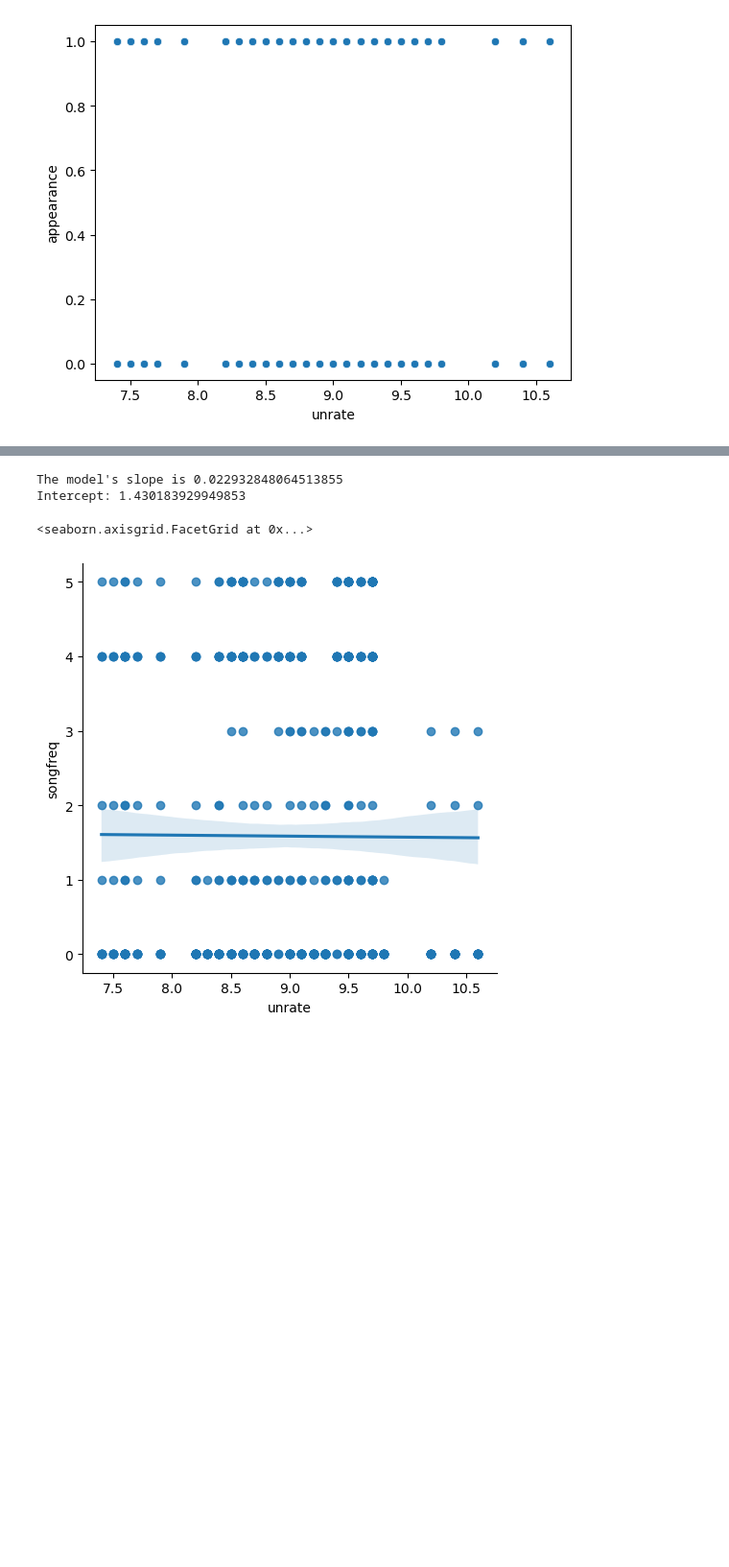
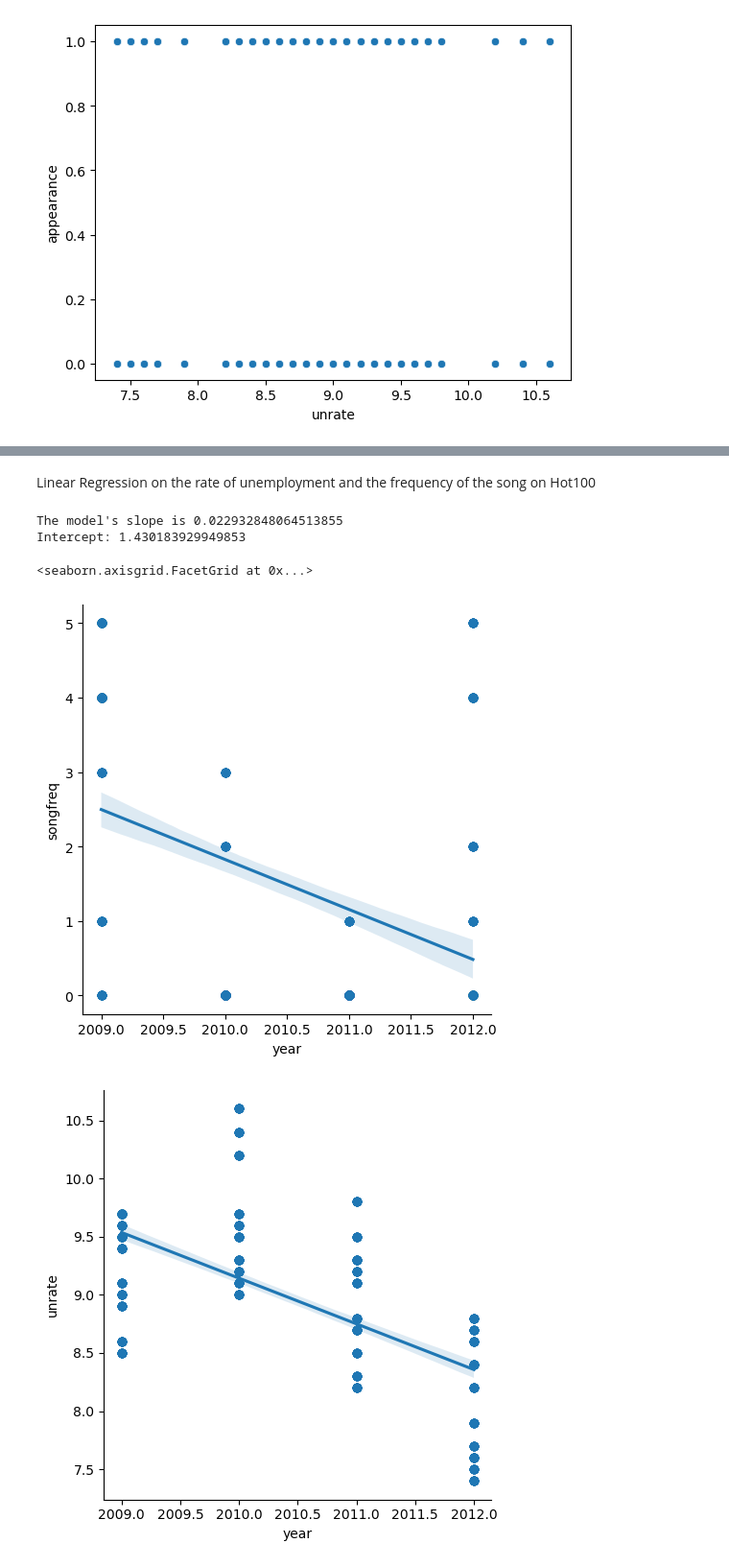
Before and after one commit to Keikeidemaqua/datasci-finalproj, a Jupyter notebook: archive/datasci.ipynb, the cells around one changed output, grey strips where cells are left out. Shown at 96% size. Cells and saved outputs as stored; diff of their text form; code cells hidden in the pictures; blank space fills up the shorter version.

```diff
--- a/archive/datasci.ipynb
+++ b/archive/datasci.ipynb
@@ -320,3 +358,5 @@ seaborn.scatterplot (data= simplecomp_df, x = simplecomp_df['unrate'], y = simpl
+# %% [markdown]
+Linear Regression on the rate of unemployment and the frequency of the song on Hot100
 # %%
 x= simplecomp_df['unrate']
 y= simplecomp_df['songfreq']
@@ -336,7 +376,9 @@ print ('Intercept:', intercept)
 The model's slope is 0.022932848064513855
 Intercept: 1.430183929949853
 # %%
-seaborn.lmplot(x= "unrate", y= 'songfreq', data=simplecomp_df)
+seaborn.lmplot(x= "year", y= 'songfreq', data=simplecomp_df)
+seaborn.lmplot(x= "year", y= 'unrate', data=simplecomp_df)
 # %% [output]
 <seaborn.axisgrid.FacetGrid at 0x...>
-[figure, old version]
+[figure, new version]
+[figure, added]
```
Also changed, not shown: parts of 19 cells of this notebook.
